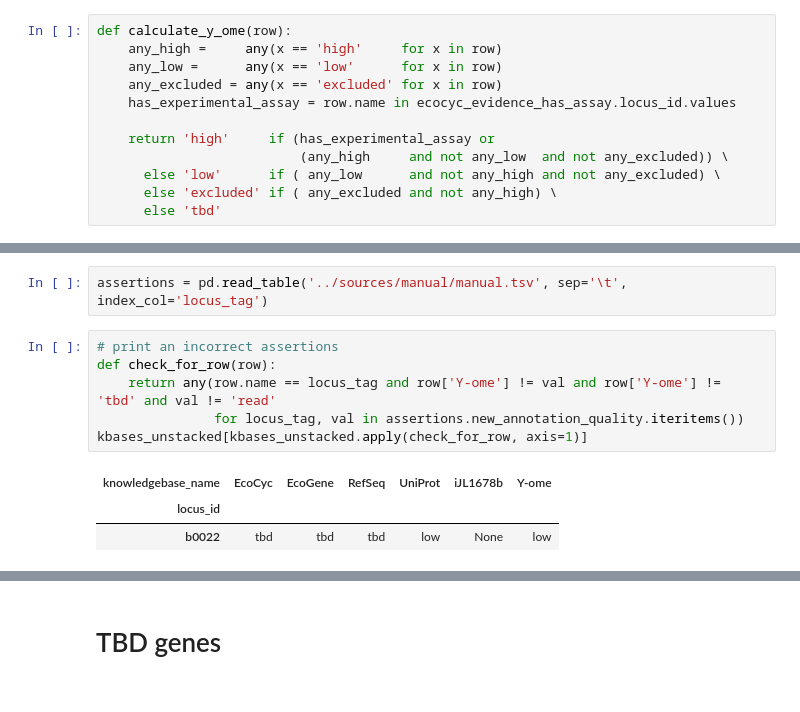
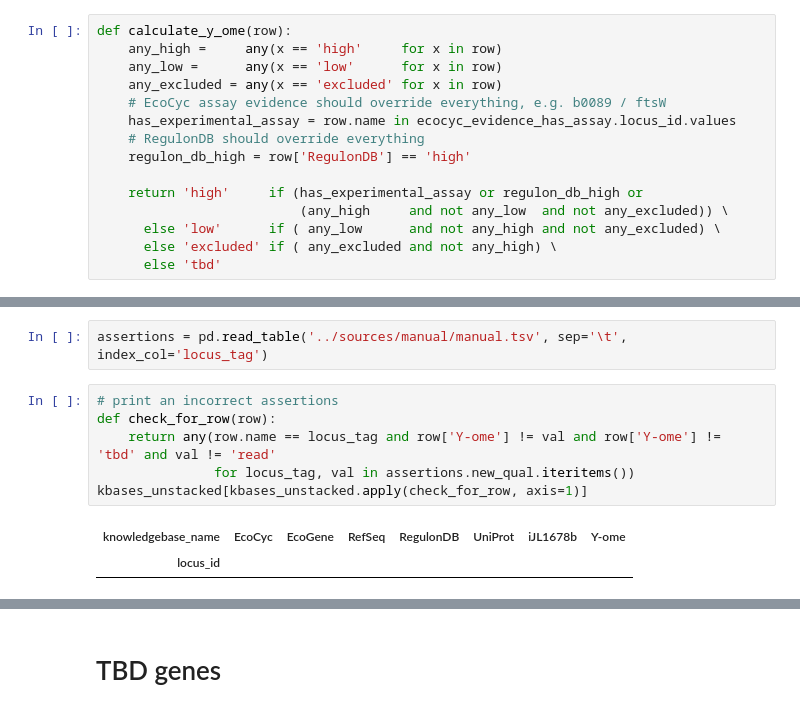
Before and after one commit to zakandrewking/y-ome, a Jupyter notebook: notebooks/17..12.06 Categories.ipynb, the cells around one changed output, grey strips where cells are left out. Saved outputs shown, nothing was run; the diff lists cells and outputs as text.

```diff
--- a/notebooks/17..12.06 Categories.ipynb
+++ b/notebooks/17..12.06 Categories.ipynb
@@ -117,9 +117,12 @@ def calculate_y_ome(row):
     any_high =     any(x == 'high'     for x in row)
     any_low =      any(x == 'low'      for x in row)
     any_excluded = any(x == 'excluded' for x in row)
+    # EcoCyc assay evidence should override everything, e.g. b0089 / ftsW
     has_experimental_assay = row.name in ecocyc_evidence_has_assay.locus_id.values
+    # RegulonDB should override everything
+    regulon_db_high = row['RegulonDB'] == 'high'
 
-    return 'high'     if (has_experimental_assay or
+    return 'high'     if (has_experimental_assay or regulon_db_high or
                           (any_high     and not any_low  and not any_excluded)) \
       else 'low'      if ( any_low      and not any_high and not any_excluded) \
       else 'excluded' if ( any_excluded and not any_high) \
@@ -239,10 +247,9 @@ assertions = pd.read_table('../sources/manual/manual.tsv', sep='\t', index_col='
 # %%
 # print an incorrect assertions
 def check_for_row(row):
     return any(row.name == locus_tag and row['Y-ome'] != val and row['Y-ome'] != 'tbd' and val != 'read'
-               for locus_tag, val in assertions.new_annotation_quality.iteritems())
+               for locus_tag, val in assertions.new_qual.iteritems())
 kbases_unstacked[kbases_unstacked.apply(check_for_row, axis=1)]
 # %% [output]
-| knowledgebase_name | EcoCyc | EcoGene | RefSeq | UniProt | iJL1678b | Y-ome |
-| locus_id |  |  |  |  |  |  |
-| b0022 | tbd | tbd | tbd | low | None | low |
+| knowledgebase_name | EcoCyc | EcoGene | RefSeq | RegulonDB | UniProt | iJL1678b | Y-ome |
+| locus_id |  |  |  |  |  |  |  |
```
Also changed, not shown: parts of 12 cells of this notebook, 5 other files.
